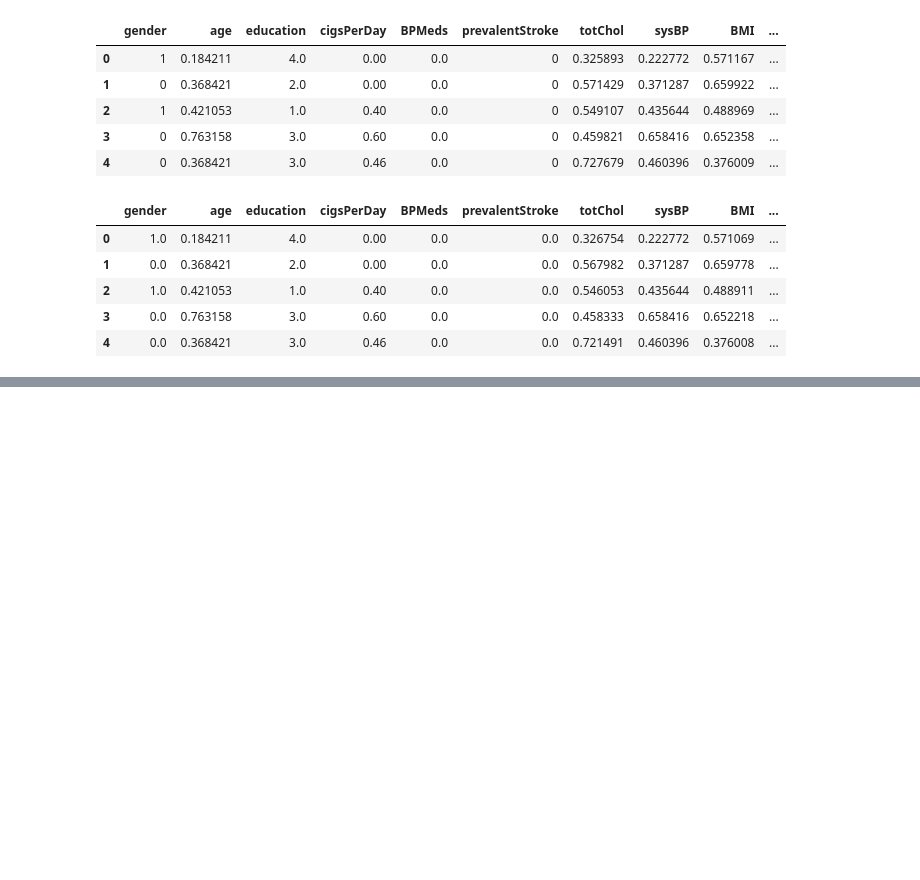
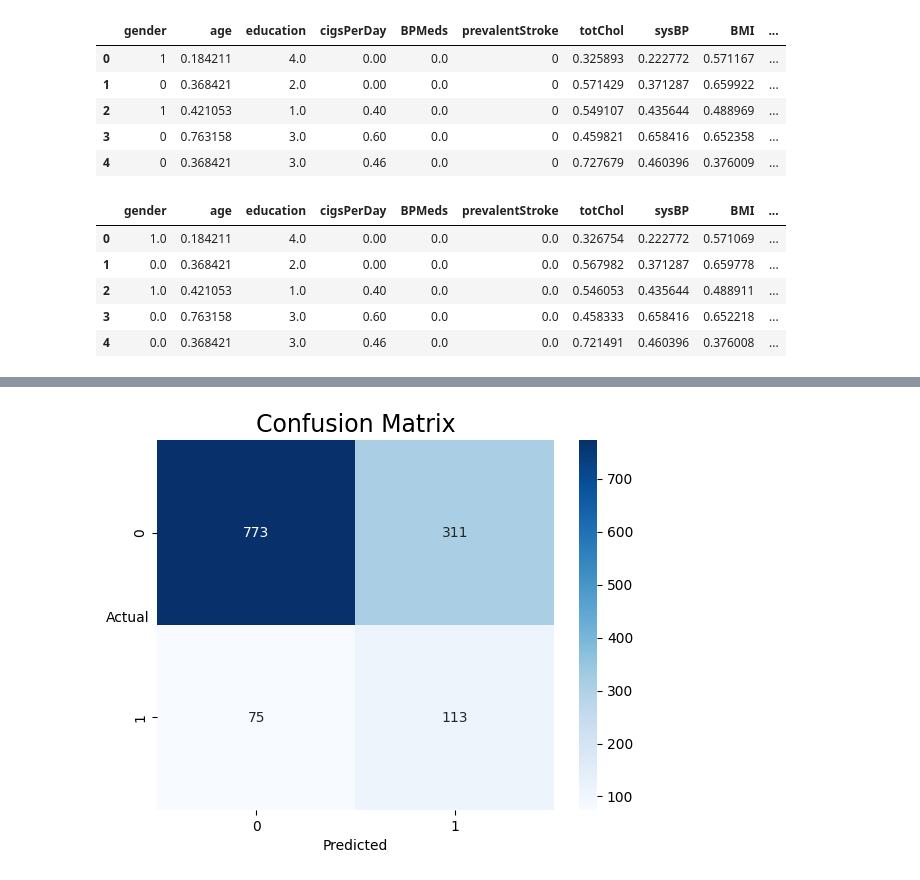
Before and after one commit to PManiAwasthi/Data-Analytics-with-python-notebooks, a Jupyter notebook: Project 2 Classification for Heart Attack Tendency in next 10 Years/heart_attack_in_10_years_classification_project.ipynb, the cells around one changed output, grey strips where cells are left out. Saved outputs shown, nothing was run; the diff lists cells and outputs as text; code cells hidden in the pictures; blank space fills up the shorter version.

Commit message:
oversampling and undersampling applied

```diff
--- a/Project 2 Classification for Heart Attack Tendency in next 10 Years/heart_attack_in_10_years_classification_project.ipynb
+++ b/Project 2 Classification for Heart Attack Tendency in next 10 Years/heart_attack_in_10_years_classification_project.ipynb
@@ -689,0 +816,11 @@ df_im_new_0.head()
+# %%
+#using oversampling improved the model performance now let's try to combine it with undersampling
+from imblearn.under_sampling import NearMiss
+
+nr = NearMiss(version=3)
+X_train_a_nr, y_train_a_nr = nr.fit_resample(X_train_a, y_train_a)
+model_a_nr = GaussianNB()
+model_a_nr.fit(X_train_a_nr, y_train_a_nr)
+
+y_pred_a_nr = model_a_nr.predict(X_test)
+print(classification_report(y_test, y_pred_a_nr))
@@ -689,0 +836,8 @@ df_im_new_0.head()
+# %%
+sns.heatmap((confusion_matrix(y_test, y_pred_a_nr)), annot=True, fmt='.5g', cmap="Blues")
+plt.xlabel("Predicted")
+plt.ylabel("Actual", rotation=0)
+plt.title("Confusion Matrix", fontsize=17)
+plt.show()
+# %% [output]
+[figure, added]
```
Also changed, not shown: parts of 18 cells of this notebook.
